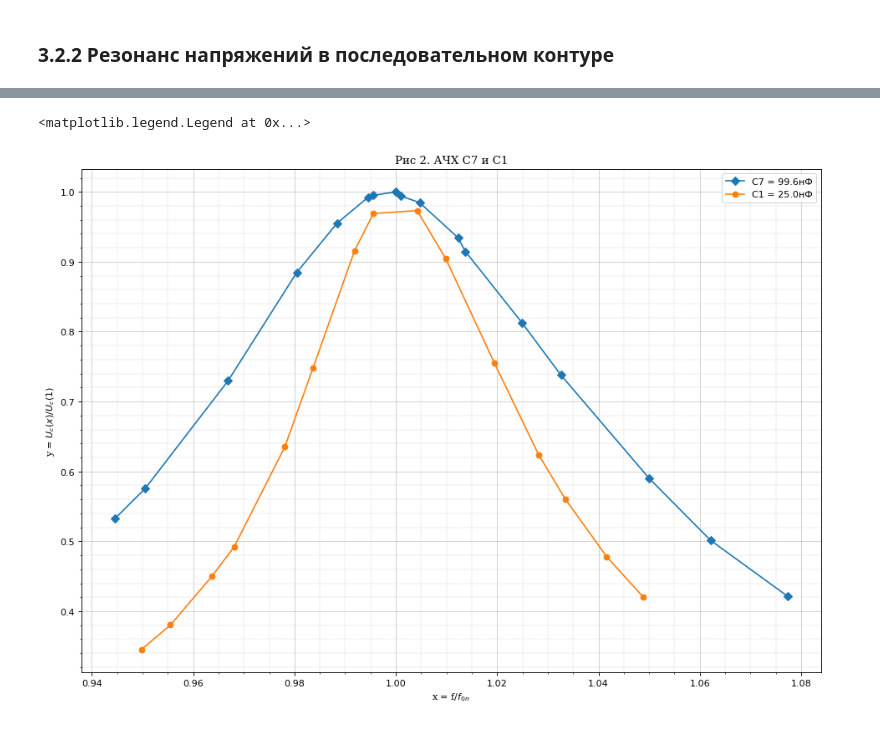
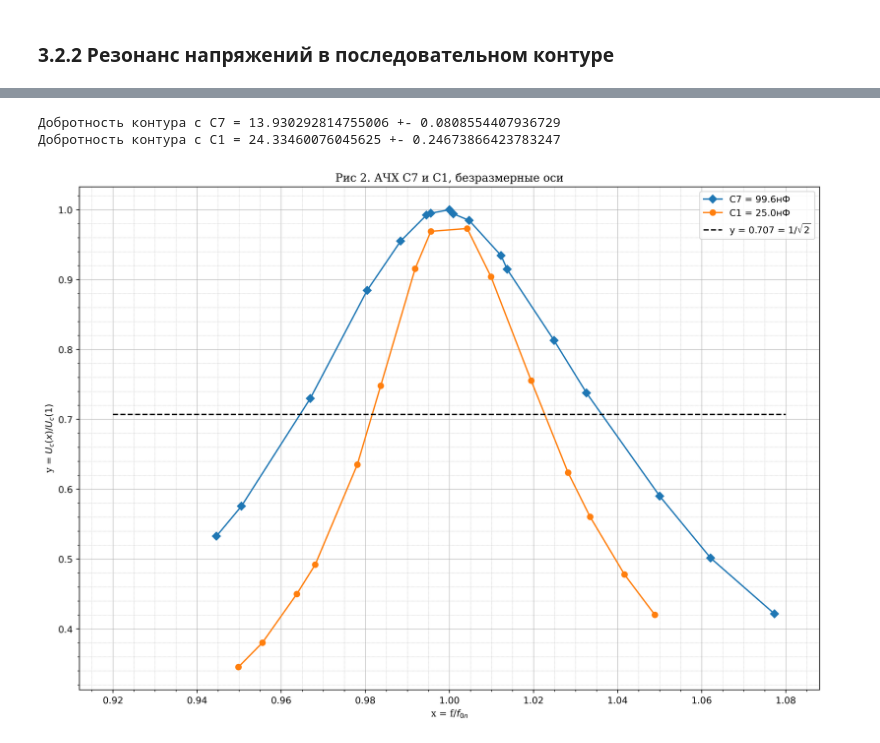
Before and after one commit to alxlnx/labs, a Jupyter notebook: 3.2.2/3.2.2.ipynb, the cells around one changed output, grey strips where cells are left out. Saved outputs shown, nothing was run; the diff lists cells and outputs as text; code cells hidden in the pictures.

```diff
--- a/3.2.2/3.2.2.ipynb
+++ b/3.2.2/3.2.2.ipynb
@@ -15,7 +15,7 @@ df['R_sum, Ом'] = np.zeros_like(df.index)
 df['R_s_max, Ом'] = np.zeros_like(df.index)
 df['R_L, Ом'] = np.zeros_like(df.index)
 df['I, мА'] = np.zeros_like(df.index)
-df['U, V'] *= np.sqrt(2) # см. тетрадь
+# df['U, V'] *= np.sqrt(2) # см. тетрадь
 df
 # %% [output]
 |  | C, нФ | f, kHz | U, V | E, V | L, мкГн | Q | p, Ом | R_sum, Ом | R_s_max, Ом | R_L, Ом | ... |
@@ -105,18 +124,22 @@ import matplotlib.pyplot as plt
 filename = 'c7ampl.tsv'
 dfc7a = pd.read_csv(filename, sep='\t')
 dfc7a.index = np.arange(1,18)
+# dfc7a['U, V'] *= np.sqrt(2) # см. тетрадь
 filename = 'c1ampl.tsv'
 dfc1a = pd.read_csv(filename, sep='\t')
 dfc1a.index = np.arange(1, 16)
+# dfc1a['U, V'] *= np.sqrt(2) # см. тетрадь
 
-figA = mg.make_figure()
+figA = mg.make_figure(dpi_mode='high')
 ax = figA.add_subplot()
 mg.set_grids(figA)
 mg.set_label( ax, 'f, кГц', '$U_c(f)$, В' )
 mg.set_title(ax, 'АЧХ C7 и C1')
 
-ax.scatter( dfc7a['f, kHz'], dfc7a['U, V'], label='C7 = 99.6нФ', marker='D' )
-ax.scatter( dfc1a['f, kHz'], dfc1a['U, V'], label='C1 = 25.0нФ' )
+sorted_c7 = dfc7a.sort_values(by=['f, kHz'])    # So that plot draws correctly.
+sorted_c1 = dfc1a.sort_values(by=['f, kHz'])
+ax.plot( sorted_c7['f, kHz'], sorted_c7['U, V'], label='C7 = 99.6нФ', marker='D' )
+ax.plot( sorted_c1['f, kHz'], sorted_c1['U, V'], label='C1 = 25.0нФ', marker='o' )
 ax.legend()
 # %% [output]
 <matplotlib.legend.Legend at 0x...>
@@ -124,23 +147,39 @@ ax.legend()
 # %%
-figB = mg.make_figure()
+figB = mg.make_figure(dpi_mode='high')
 ax = figB.add_subplot()
 mg.set_grids(figB)
 mg.set_label( ax, 'x = f/$f_{0n}$', 'y = $U_c(x)/U_c(1)$' )
-mg.set_title(ax, 'АЧХ C7 и C1')
+mg.set_title(ax, 'АЧХ C7 и C1, безразмерные оси')
 
 f01 = 31.272
-U01 = 6.144
+U01 = 6.144 # * np.sqrt(2)
 f07 = 15.955
-U07 = 3.5193
+U07 = 3.5193 # * np.sqrt(2)
 
 sorted_c7 = dfc7a.sort_values(by=['f, kHz'])    # So that plot draws correctly.
 sorted_c1 = dfc1a.sort_values(by=['f, kHz'])
 ax.plot( sorted_c7['f, kHz'] / f07, sorted_c7['U, V'] / U07, label='C7 = 99.6нФ', marker='D' )
 ax.plot( sorted_c1['f, kHz'] / f01, sorted_c1['U, V'] / U01, label='C1 = 25.0нФ', marker='o' )
+ax.plot( np.linspace(0.92, 1.08, 2), [0.707, 0.707], label='y = 0.707 = 1/$\sqrt{2}$', color='k', linestyle='dashed' )
 ax.legend()
+
+w2 = 1.035 + 0.2143 * 0.005
+w1 = 0.965 - 0.1429 * 0.005
+Q = 1 / (w2 - w1)
+sigma_dw = 0.5 * (0.005 / 6)
+sigma_Q = sigma_dw / ( (w2-w1)*(w2-w1) )
+print(f'Добротность контура с C7 = {Q} +- {sigma_Q}')
+
+w2 = 1.02 + 0.53125 * 0.005
+w1 = 0.98 + 0.3125 * 0.005
+Q = 1 / (w2 - w1)
+sigma_dw = 0.5 * (0.005 / 6) # 6мм линейки - одно деление шкалы x.
+sigma_Q = sigma_dw / ( (w2-w1)*(w2-w1) )
+print(f'Добротность контура с C1 = {Q} +- {sigma_Q}')
 # %% [output]
-<matplotlib.legend.Legend at 0x...>
+Добротность контура с C7 = 13.930292814755006 +- 0.0808554407936729
+Добротность контура с C1 = 24.33460076045625 +- 0.24673866423783247
-[figure, old version]
+[figure, new version]
 # %%
 import pandas as pd
 import mygraph as mg
```
Also changed, not shown: parts of 7 cells of this notebook, 1 other file.
